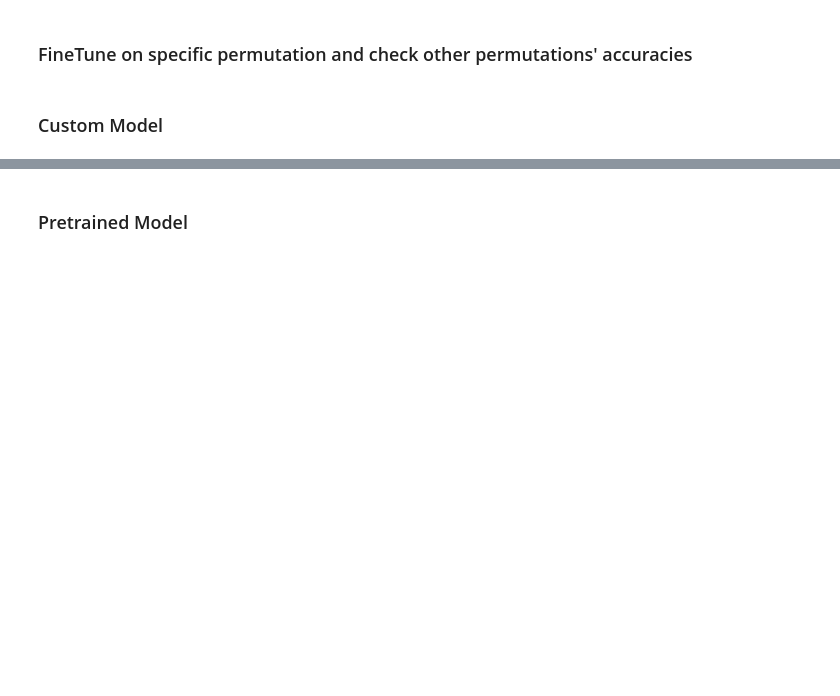
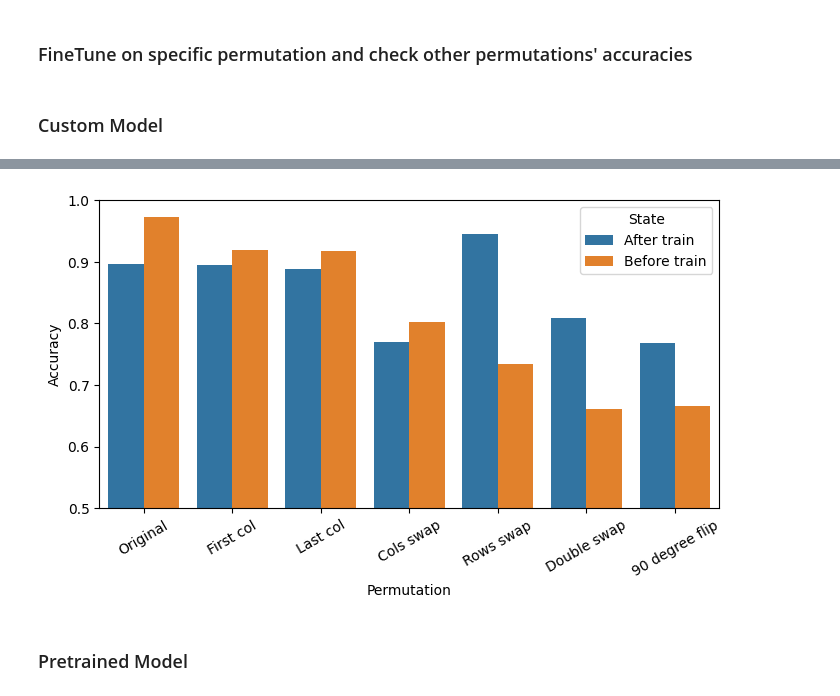
Before and after one commit to itayshap/MLDS-Final-Project, a Jupyter notebook: Final_Project_Permuted Puzzle.ipynb, the cells around one changed output, grey strips where cells are left out. Cells and saved outputs as stored; diff of their text form; code cells hidden in the pictures; blank space fills up the shorter version.

```diff
--- a/Final_Project_Permuted Puzzle.ipynb
+++ b/Final_Project_Permuted Puzzle.ipynb
@@ -229,0 +218,11 @@ plt.xticks(rotation=30);
+# %%
+custom_permutation_df = pd.DataFrame(custom_permutation_results)
+custom_permutation_df['State'] = 'After train'
+custom_rank_test_result_df = pd.DataFrame(data=custom_results['Accuracy'], columns=['Accuracy'], index= custom_permutation_df.Permutation).reset_index()
+custom_rank_test_result_df['State'] = 'Before train'
+plt.figure(figsize=(8,4))
+sns.barplot(data=pd.concat([custom_permutation_df, custom_rank_test_result_df]), x='Permutation', y='Accuracy', hue='State')
+plt.ylim((0.5,1))
+plt.xticks(rotation=30);
+# %% [output]
+[figure, added]
```
Also changed, not shown: parts of 8 cells of this notebook, 2 other files.
